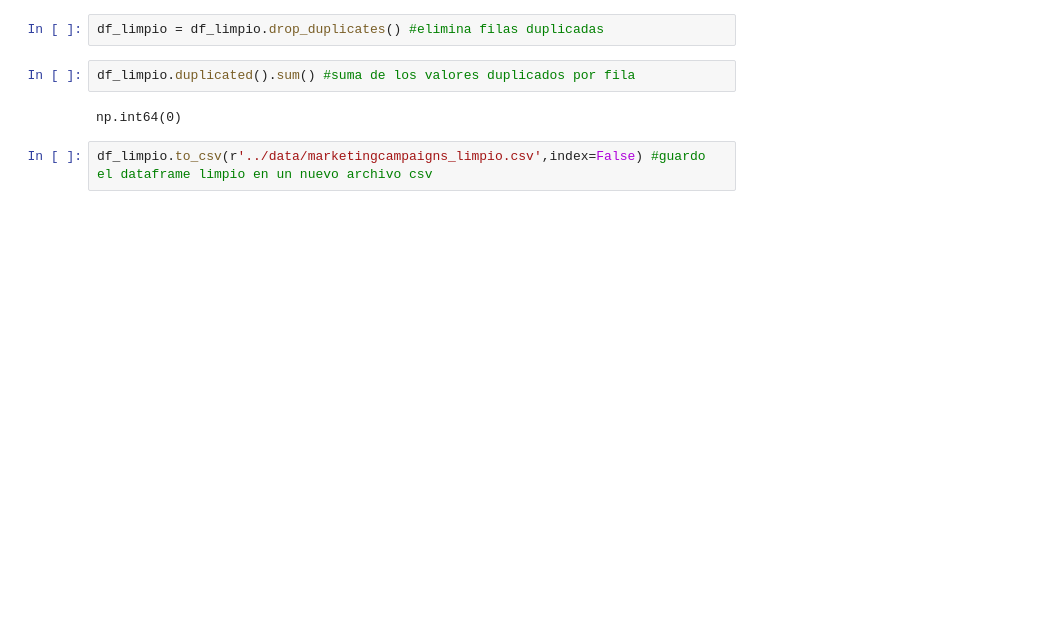
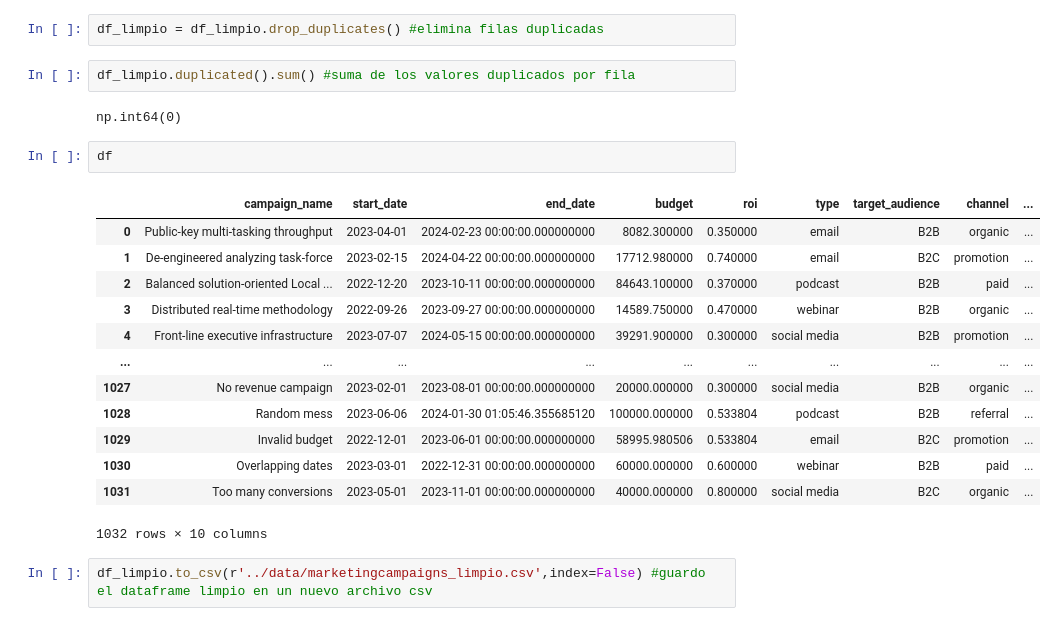
Before and after one commit to vfpomer/Marketing_app, a Jupyter notebook: notebooks/marketing_preprocesamiento.ipynb, the cells around one changed output. Saved outputs shown, nothing was run; the diff lists cells and outputs as text; blank space fills up the shorter version.

```diff
--- a/notebooks/marketing_preprocesamiento.ipynb
+++ b/notebooks/marketing_preprocesamiento.ipynb
@@ -353,5 +336,21 @@ df_limpio = df_limpio.drop_duplicates() #elimina filas duplicadas
 df_limpio.duplicated().sum() #suma de los valores duplicados por fila
 # %% [output]
 np.int64(0)
+# %%
+df
+# %% [output]
+|  | campaign_name | start_date | end_date | budget | roi | type | target_audience | channel | ... |
+| 0 | Public-key multi-tasking throughput | 2023-04-01 | 2024-02-23 00:00:00.000000000 | 8082.300000 | 0.350000 | email | B2B | organic | ... |
+| 1 | De-engineered analyzing task-force | 2023-02-15 | 2024-04-22 00:00:00.000000000 | 17712.980000 | 0.740000 | email | B2C | promotion | ... |
+| 2 | Balanced solution-oriented Local ... | 2022-12-20 | 2023-10-11 00:00:00.000000000 | 84643.100000 | 0.370000 | podcast | B2B | paid | ... |
+| 3 | Distributed real-time methodology | 2022-09-26 | 2023-09-27 00:00:00.000000000 | 14589.750000 | 0.470000 | webinar | B2B | organic | ... |
+| 4 | Front-line executive infrastructure | 2023-07-07 | 2024-05-15 00:00:00.000000000 | 39291.900000 | 0.300000 | social media | B2B | promotion | ... |
+| ... | ... | ... | ... | ... | ... | ... | ... | ... | ... |
+| 1027 | No revenue campaign | 2023-02-01 | 2023-08-01 00:00:00.000000000 | 20000.000000 | 0.300000 | social media | B2B | organic | ... |
+| 1028 | Random mess | 2023-06-06 | 2024-01-30 01:05:46.355685120 | 100000.000000 | 0.533804 | podcast | B2B | referral | ... |
+| 1029 | Invalid budget | 2022-12-01 | 2023-06-01 00:00:00.000000000 | 58995.980506 | 0.533804 | email | B2C | promotion | ... |
+| 1030 | Overlapping dates | 2023-03-01 | 2022-12-31 00:00:00.000000000 | 60000.000000 | 0.600000 | webinar | B2B | paid | ... |
+| 1031 | Too many conversions | 2023-05-01 | 2023-11-01 00:00:00.000000000 | 40000.000000 | 0.800000 | social media | B2C | organic | ... |
+1032 rows × 10 columns
 # %%
 df_limpio.to_csv(r'../data/marketingcampaigns_limpio.csv',index=False) #guardo el dataframe limpio en un nuevo archivo csv
```
Also changed, not shown: parts of 20 cells of this notebook, 2 other files.
